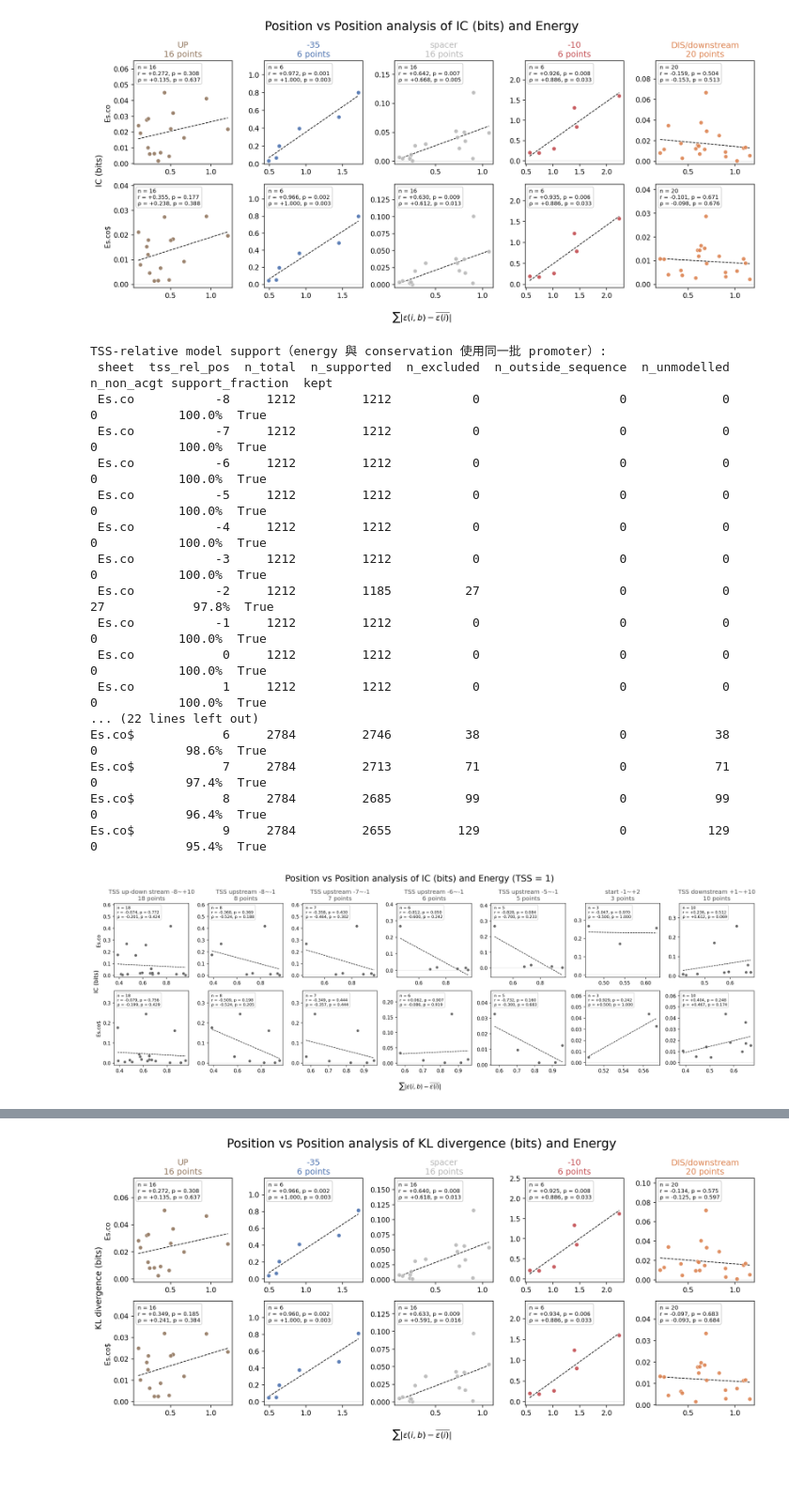
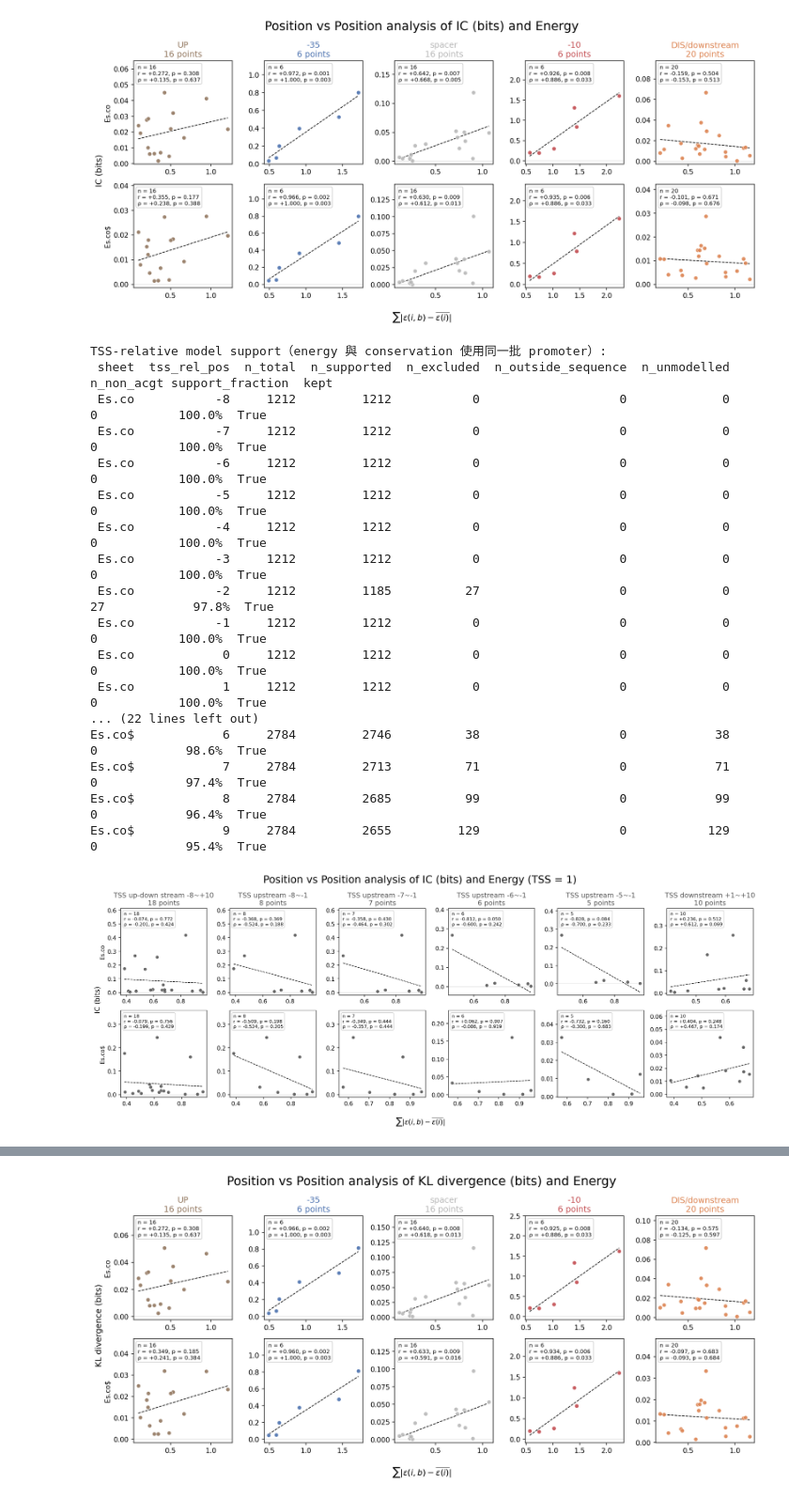
Before and after one commit to KellyLiao1023/Whole-model, a Jupyter notebook: MS2_Data_PyTorch/scripts/Model_CorePromoter_energy_vs_conservation.ipynb, the cells around one changed output, grey strips where cells are left out. Shown at 94% size. Drawn from its saved outputs; the diff is of its cells as text; code cells hidden in the pictures; blank space fills up the shorter version.

```diff
--- a/MS2_Data_PyTorch/scripts/Model_CorePromoter_energy_vs_conservation.ipynb
+++ b/MS2_Data_PyTorch/scripts/Model_CorePromoter_energy_vs_conservation.ipynb
@@ -1243,35 +1243,34 @@ fig_tss_ic, stats_tss_ic, coverage_tss_ic = plot_by_tss(
     filename=f"EnergyVsIC_position_TSS_groups_Ecoli_sp{SPACER}",
     tss_range=(-8, 9),
     min_support_fraction=0.80,
     groups=[
         ("TSS up-down stream -8~+10", (-8, 11)),
         ("TSS upstream -8~-1", (-8, -1)),
         ("TSS upstream -7~-1", (-7, -1)),
         ("TSS upstream -6~-1", (-6, -1)),
         ("TSS upstream -5~-1", (-5, -1)),
-        ("start -1~+2", (-1, 1)),
         ("TSS downstream +1~+10", (0, 9)),
     ],
 )
 # %% [output]
 TSS-relative model support（energy 與 conservation 使用同一批 promoter）:
  sheet  tss_rel_pos  n_total  n_supported  n_excluded  n_outside_sequence  n_unmodelled  n_non_acgt support_fraction  kept
  Es.co           -8     1212         1212           0                   0             0           0           100.0%  True
  Es.co           -7     1212         1212           0                   0             0           0           100.0%  True
  Es.co           -6     1212         1212           0                   0             0           0           100.0%  True
  Es.co           -5     1212         1212           0                   0             0           0           100.0%  True
  Es.co           -4     1212         1212           0                   0             0           0           100.0%  True
  Es.co           -3     1212         1212           0                   0             0           0           100.0%  True
  Es.co           -2     1212         1185          27                   0             0          27            97.8%  True
  Es.co           -1     1212         1212           0                   0             0           0           100.0%  True
  Es.co            0     1212         1212           0                   0             0           0           100.0%  True
  Es.co            1     1212         1212           0                   0             0           0           100.0%  True
 ... (22 lines left out)
 Es.co$            6     2784         2746          38                   0            38           0            98.6%  True
 Es.co$            7     2784         2713          71                   0            71           0            97.4%  True
 Es.co$            8     2784         2685          99                   0            99           0            96.4%  True
 Es.co$            9     2784         2655         129                   0           129           0            95.4%  True
-[figure, old version]
+[figure, new version]
 # %%
 fig_tss_ic, stats_tss_ic, coverage_tss_ic = plot_by_tss(
     level="perbase",
```
Also changed, not shown: parts of 2 cells of this notebook, 3 other files.
